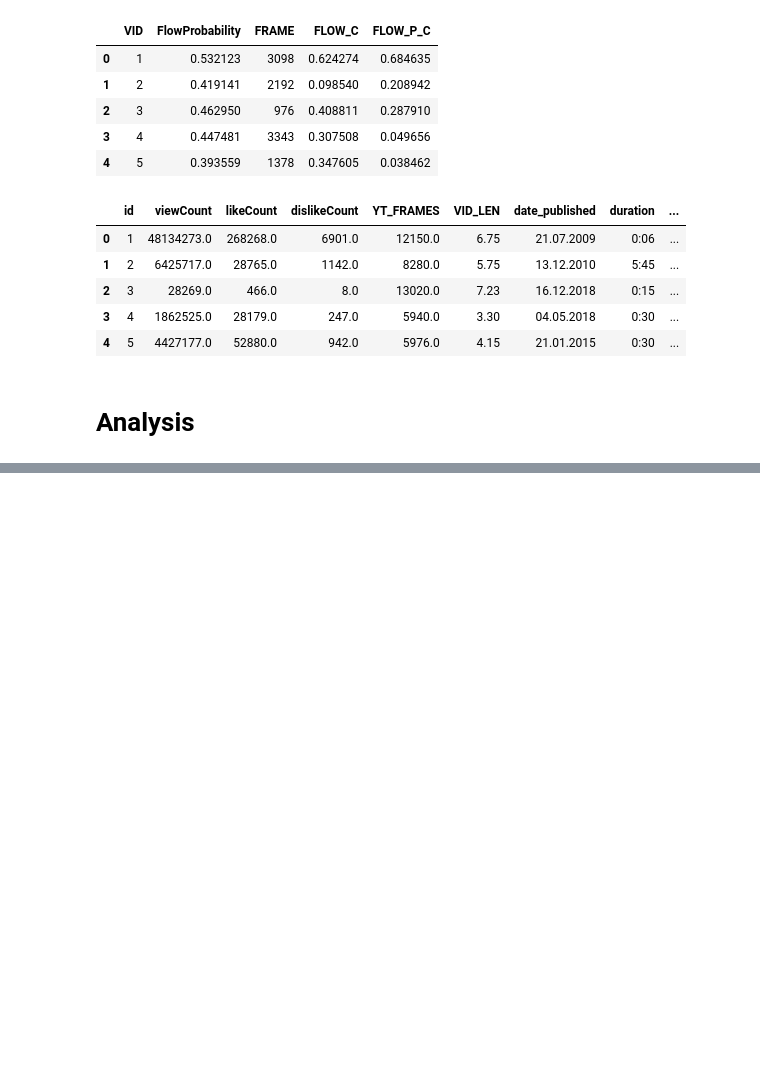
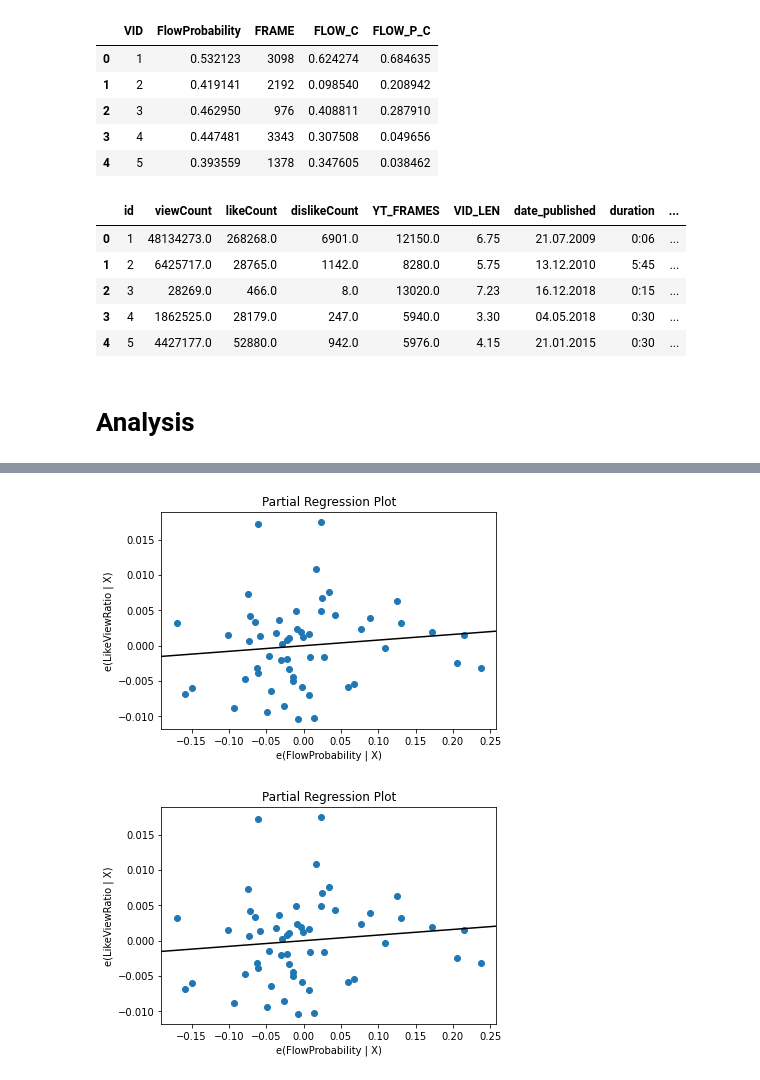
Before and after one commit to LHumpe/COINs-CNN-FLOW, a Jupyter notebook: notebooks/YouTube_analysis.ipynb, the cells around one changed output, grey strips where cells are left out. Saved outputs shown, nothing was run; the diff lists cells and outputs as text; code cells hidden in the pictures; blank space fills up the shorter version.

```diff
--- a/notebooks/YouTube_analysis.ipynb
+++ b/notebooks/YouTube_analysis.ipynb
@@ -161,3 +167,10 @@ fig = sm.graphics.plot_partregress_grid(model)
+# %%
+sm.graphics.plot_partregress(endog='LikeViewRatio', exog_i='FlowProbability',
+                              exog_others=[ 'LogViewCount', 'LogDaysPublic','LogSubscribers','FramesUsed'],
+                              data=final_data, obs_labels=False)
+# %% [output]
+[figure, added]
+[figure, added]
 # %%
 fig = sm.graphics.plot_ccpr(model, 'FlowProbability')
 # %% [output]
```
Also changed, not shown: parts of 5 cells of this notebook, 5 other files.
